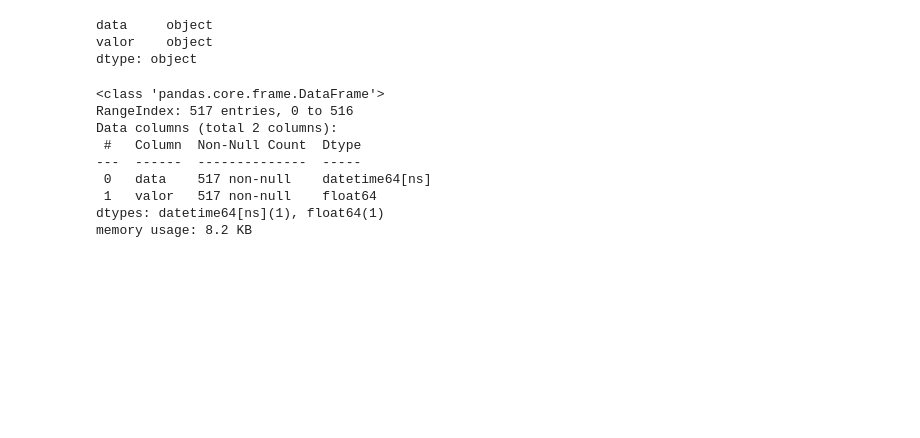
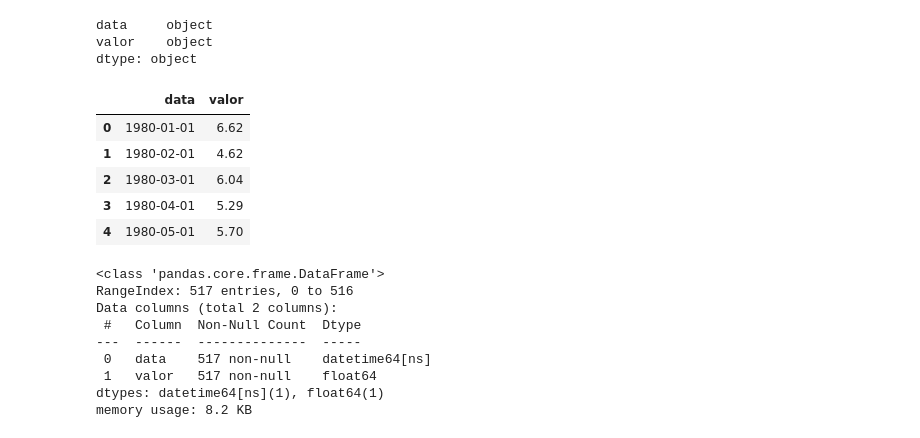
Before and after one commit to bitencourt-eduardo/BancoCentral_API, a Jupyter notebook: IPCA_BC.ipynb, the cells around one changed output. Saved outputs shown, nothing was run; the diff lists cells and outputs as text; code cells hidden in the pictures; blank space fills up the shorter version.

```diff
--- a/IPCA_BC.ipynb
+++ b/IPCA_BC.ipynb
@@ -129,5 +119,15 @@ df_ipca.dtypes
 data     object
 valor    object
 dtype: object
+# %%
+
+df_ipca.head()
+# %% [output]
+|  | data | valor |
+| 0 | 1980-01-01 | 6.62 |
+| 1 | 1980-02-01 | 4.62 |
+| 2 | 1980-03-01 | 6.04 |
+| 3 | 1980-04-01 | 5.29 |
+| 4 | 1980-05-01 | 5.70 |
 # %%
 # Conversão dos dados de objetos para Datetime e Float
```
Also changed, not shown: parts of 8 cells of this notebook, 1 other file.
